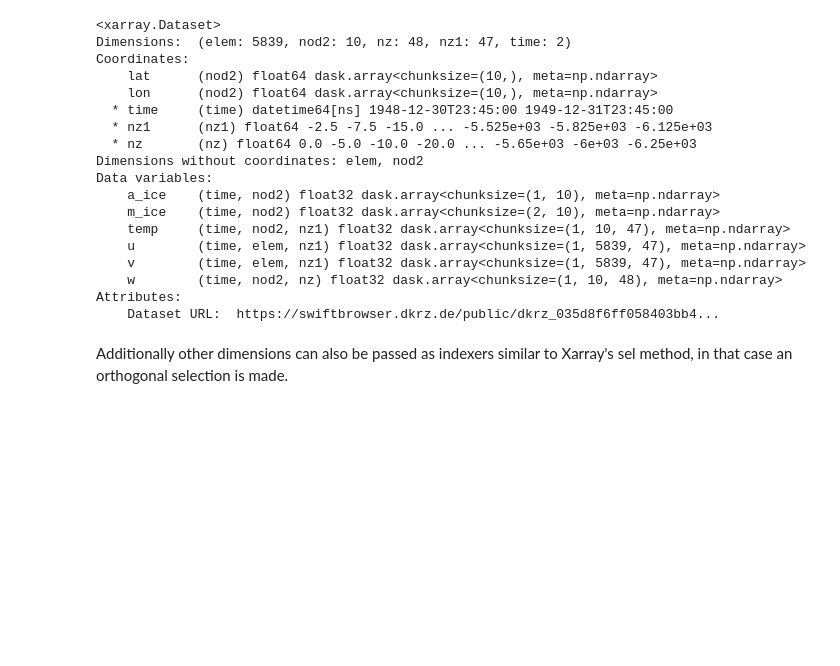
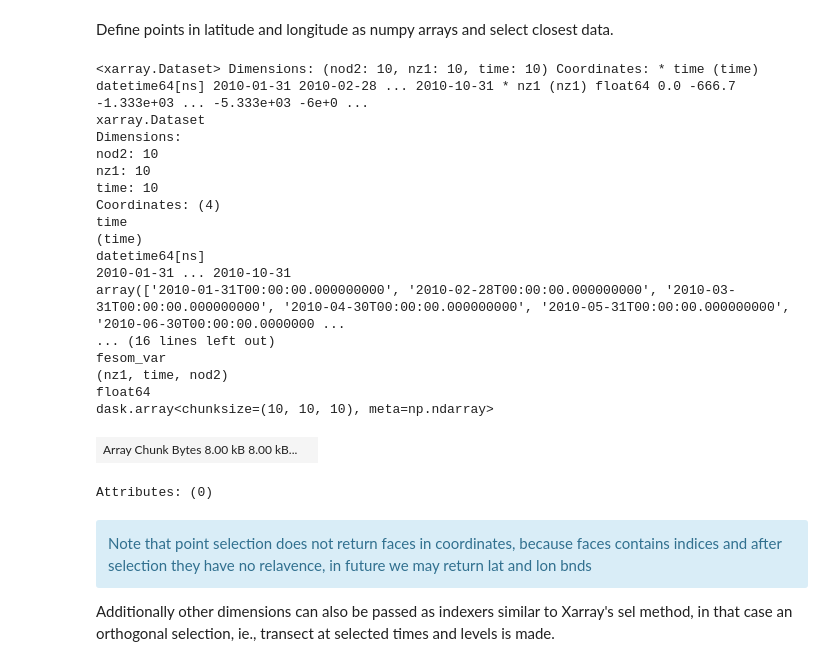
Before and after one commit to FESOM/pyfesom2, a Jupyter notebook: notebooks/accessor_selections.ipynb, the cells around one changed output. Saved outputs shown, nothing was run; the diff lists cells and outputs as text; code cells hidden in the pictures; blank space fills up the shorter version.

```diff
--- a/notebooks/accessor_selections.ipynb
+++ b/notebooks/accessor_selections.ipynb
@@ -92,27 +144,33 @@ When lat and lon are provided as indexer arguments (and of same size) to select
+# %% [markdown]
+Define points in latitude and longitude as  numpy arrays and select closest data.
 # %%
 import numpy as np
 sel_lats = np.linspace(-90,90,10)
 sel_lons = np.linspace(-180,180,10)
-pi_grid.pyfesom2.select(lat= sel_lats, lon= sel_lons)
+fesom_ds.pyfesom2.select(lat= sel_lats, lon= sel_lons)
 # %% [output]
-<xarray.Dataset>
-Dimensions:  (elem: 5839, nod2: 10, nz: 48, nz1: 47, time: 2)
-Coordinates:
-    lat      (nod2) float64 dask.array<chunksize=(10,), meta=np.ndarray>
-    lon      (nod2) float64 dask.array<chunksize=(10,), meta=np.ndarray>
-  * time     (time) datetime64[ns] 1948-12-30T23:45:00 1949-12-31T23:45:00
-  * nz1      (nz1) float64 -2.5 -7.5 -15.0 ... -5.525e+03 -5.825e+03 -6.125e+03
-  * nz       (nz) float64 0.0 -5.0 -10.0 -20.0 ... -5.65e+03 -6e+03 -6.25e+03
-Dimensions without coordinates: elem, nod2
-Data variables:
-    a_ice    (time, nod2) float32 dask.array<chunksize=(1, 10), meta=np.ndarray>
-    m_ice    (time, nod2) float32 dask.array<chunksize=(2, 10), meta=np.ndarray>
-    temp     (time, nod2, nz1) float32 dask.array<chunksize=(1, 10, 47), meta=np.ndarray>
-    u        (time, elem, nz1) float32 dask.array<chunksize=(1, 5839, 47), meta=np.ndarray>
-    v        (time, elem, nz1) float32 dask.array<chunksize=(1, 5839, 47), meta=np.ndarray>
-    w        (time, nod2, nz) float32 dask.array<chunksize=(1, 10, 48), meta=np.ndarray>
-Attributes:
-    Dataset URL:  https://swiftbrowser.dkrz.de/public/dkrz_035d8f6ff058403bb4...
+<xarray.Dataset> Dimensions: (nod2: 10, nz1: 10, time: 10) Coordinates: * time (time) datetime64[ns] 2010-01-31 2010-02-28 ... 2010-10-31 * nz1 (nz1) float64 0.0 -666.7 -1.333e+03 ... -5.333e+03 -6e+0 ...
+xarray.Dataset
+Dimensions:
+nod2: 10
+nz1: 10
+time: 10
+Coordinates: (4)
+time
+(time)
+datetime64[ns]
+2010-01-31 ... 2010-10-31
+array(['2010-01-31T00:00:00.000000000', '2010-02-28T00:00:00.000000000', '2010-03-31T00:00:00.000000000', '2010-04-30T00:00:00.000000000', '2010-05-31T00:00:00.000000000', '2010-06-30T00:00:00.0000000 ...
+... (16 lines left out)
+fesom_var
+(nz1, time, nod2)
+float64
+dask.array<chunksize=(10, 10, 10), meta=np.ndarray>
+| Array Chunk Bytes 8.00 kB 8.00 kB... |  |
+Attributes: (0)
 # %% [markdown]
-Additionally other dimensions can also be passed as indexers similar to Xarray's sel method, in that case an orthogonal selection is made.
+
+<div class="alert alert-block alert-info">Note that point selection does not return faces in coordinates, because faces contains indices and after selection they have no relavence, in future we may return lat and lon bnds </div>
+
+Additionally other dimensions can also be passed as indexers similar to Xarray's sel method, in that case an orthogonal selection, ie., transect at selected times and levels is made.
 # %%
```
Also changed, not shown: parts of 33 cells of this notebook, 1 other file.
